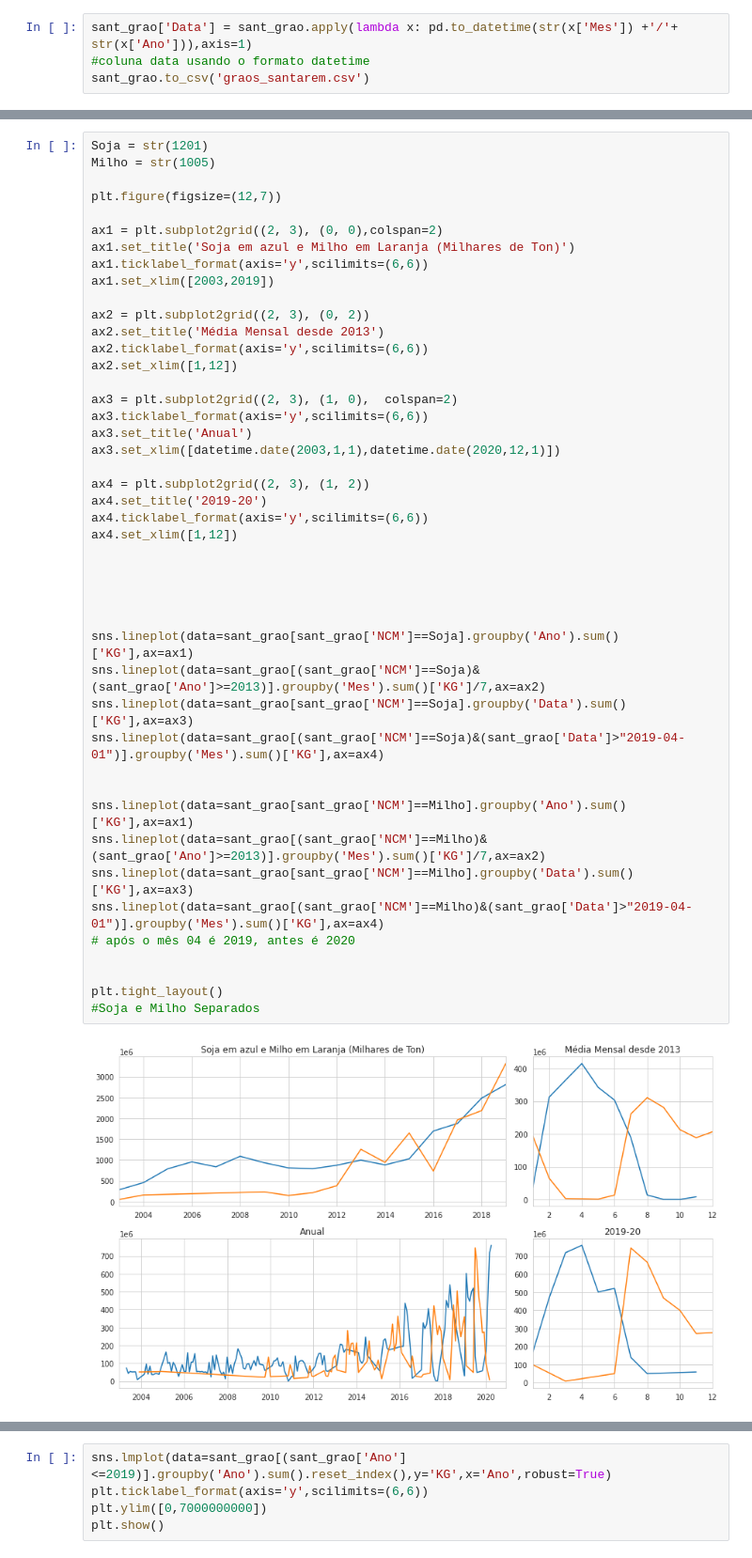
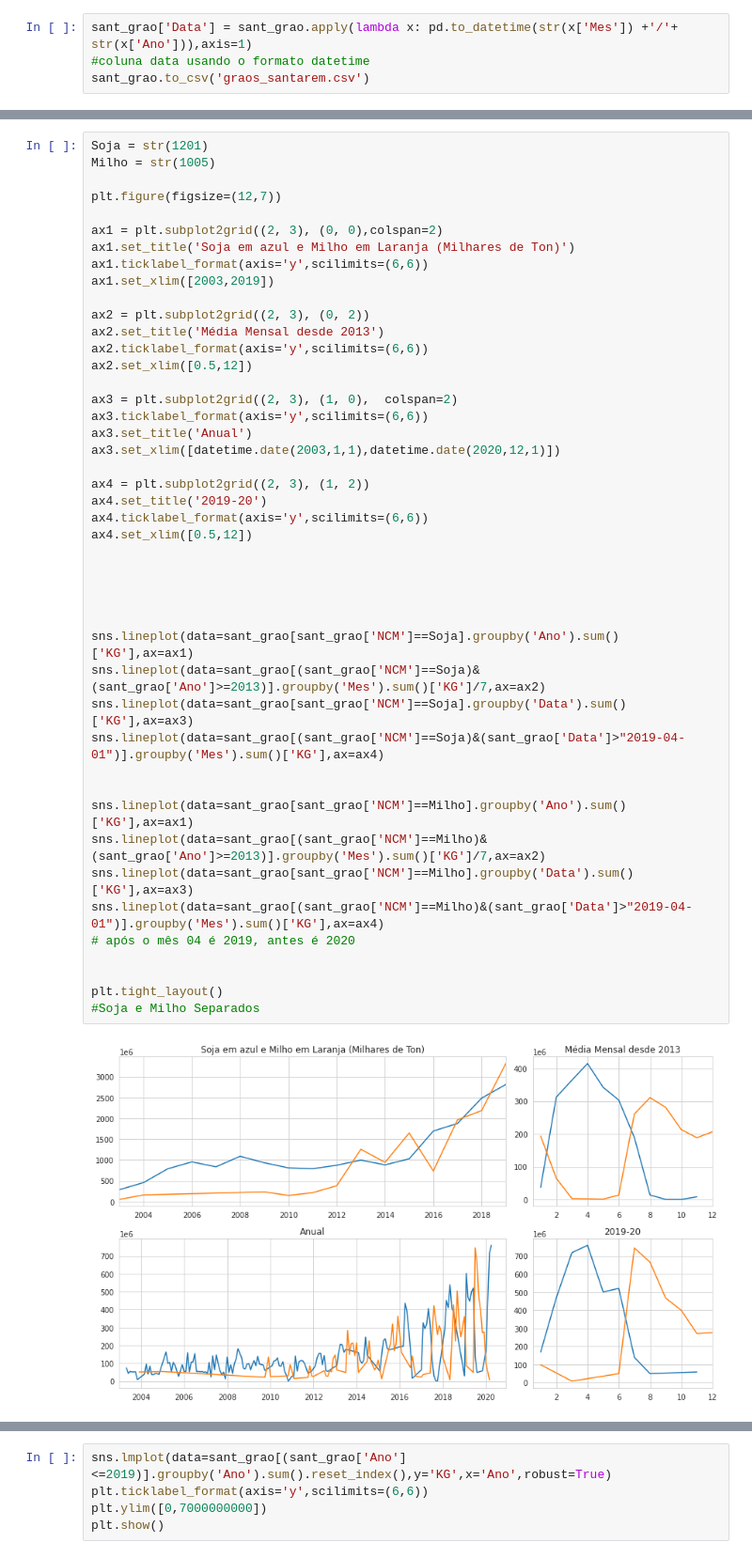
Before and after one commit to Trajanolc/Analise_Graos_Santarem, a Jupyter notebook: Analise_Exportação_Por_porto_Santarém.ipynb, the cells around one changed output, grey strips where cells are left out. Shown at 94% size. Drawn from its saved outputs; the diff is of its cells as text.

```diff
--- a/Analise_Exportação_Por_porto_Santarém.ipynb
+++ b/Analise_Exportação_Por_porto_Santarém.ipynb
@@ -96,36 +129,36 @@ ax1.set_xlim([2003,2019])
 ax2 = plt.subplot2grid((2, 3), (0, 2))
 ax2.set_title('Média Mensal desde 2013')
 ax2.ticklabel_format(axis='y',scilimits=(6,6))
-ax2.set_xlim([1,12])
+ax2.set_xlim([0.5,12])
 
 ax3 = plt.subplot2grid((2, 3), (1, 0),  colspan=2)
 ax3.ticklabel_format(axis='y',scilimits=(6,6))
 ax3.set_title('Anual')
 ax3.set_xlim([datetime.date(2003,1,1),datetime.date(2020,12,1)])
 
 ax4 = plt.subplot2grid((2, 3), (1, 2))
 ax4.set_title('2019-20')
 ax4.ticklabel_format(axis='y',scilimits=(6,6))
-ax4.set_xlim([1,12])
+ax4.set_xlim([0.5,12])
 
 
 
 
 
 sns.lineplot(data=sant_grao[sant_grao['NCM']==Soja].groupby('Ano').sum()['KG'],ax=ax1)
 sns.lineplot(data=sant_grao[(sant_grao['NCM']==Soja)&(sant_grao['Ano']>=2013)].groupby('Mes').sum()['KG']/7,ax=ax2)
 sns.lineplot(data=sant_grao[sant_grao['NCM']==Soja].groupby('Data').sum()['KG'],ax=ax3)
 sns.lineplot(data=sant_grao[(sant_grao['NCM']==Soja)&(sant_grao['Data']>"2019-04-01")].groupby('Mes').sum()['KG'],ax=ax4)
 
 
 sns.lineplot(data=sant_grao[sant_grao['NCM']==Milho].groupby('Ano').sum()['KG'],ax=ax1)
 sns.lineplot(data=sant_grao[(sant_grao['NCM']==Milho)&(sant_grao['Ano']>=2013)].groupby('Mes').sum()['KG']/7,ax=ax2)
 sns.lineplot(data=sant_grao[sant_grao['NCM']==Milho].groupby('Data').sum()['KG'],ax=ax3)
 sns.lineplot(data=sant_grao[(sant_grao['NCM']==Milho)&(sant_grao['Data']>"2019-04-01")].groupby('Mes').sum()['KG'],ax=ax4)
 # após o mês 04 é 2019, antes é 2020
 
 
 plt.tight_layout()
 #Soja e Milho Separados
 # %% [output]
-[figure, old version]
+[figure, new version]
```
Also changed, not shown: parts of 30 cells of this notebook.
